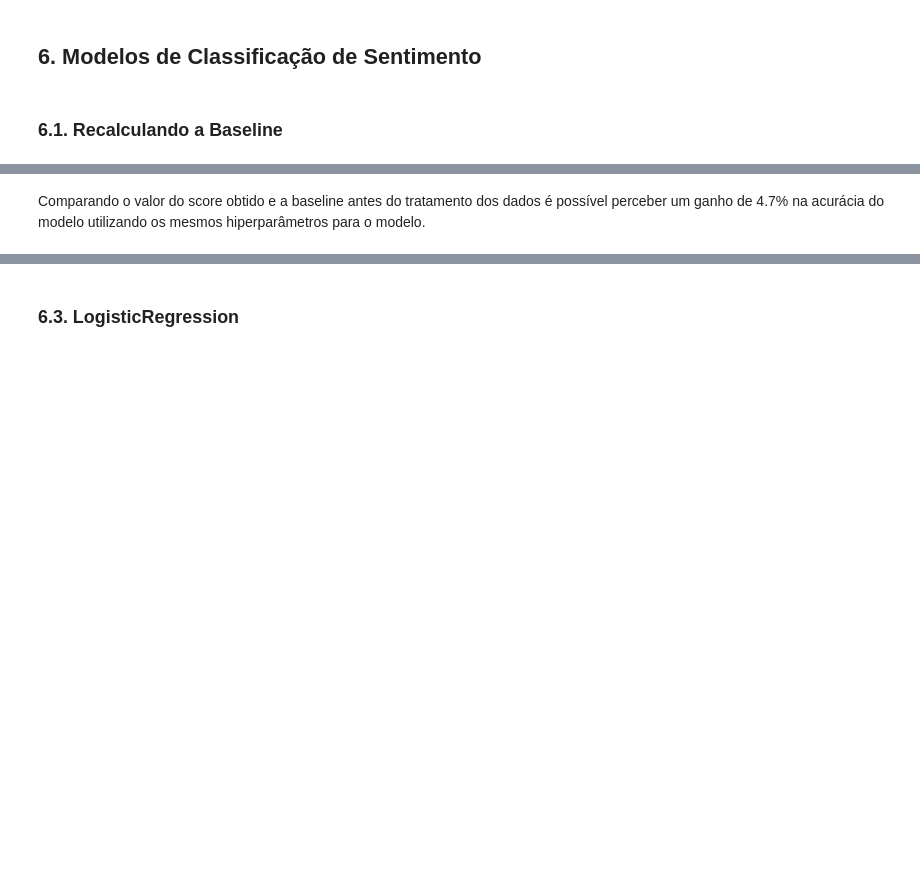
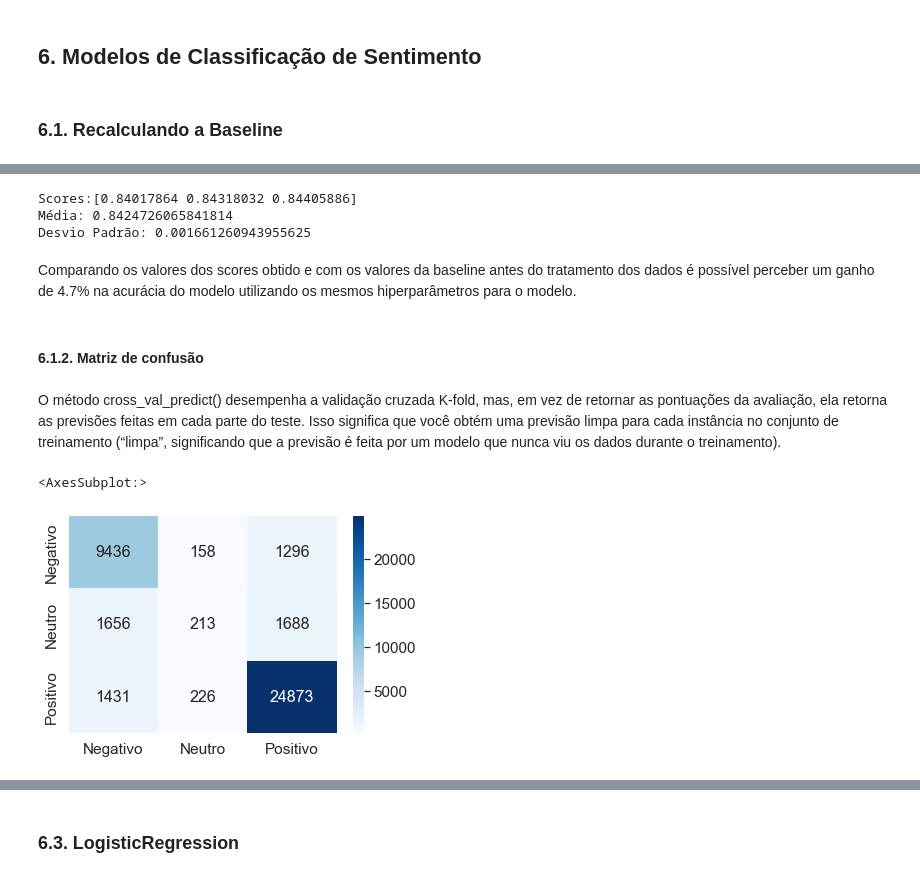
Before and after one commit to IgorFormiga/NLP_analise_de_sentimento, a Jupyter notebook: analise_sentimento.ipynb, the cells around one changed output, grey strips where cells are left out. Cells and saved outputs as stored; diff of their text form; code cells hidden in the pictures; blank space fills up the shorter version.

Commit message:
Metricas do baseline

```diff
--- a/analise_sentimento.ipynb
+++ b/analise_sentimento.ipynb
@@ -455,2 +432,25 @@ nova_baseline
+# %%
+regressao_logistica = LogisticRegression(solver = "saga", multi_class='multinomial')
+scores = cross_val_score(regressao_logistica, X_processed, y, cv=3, scoring="accuracy")
+print(f'Scores:{np.sort(scores)}')
+print(f'Média: {scores.mean()}')
+print(f'Desvio Padrão: {scores.std()}')
+# %% [output]
+Scores:[0.84017864 0.84318032 0.84405886]
+Média: 0.8424726065841814
+Desvio Padrão: 0.001661260943955625
 # %% [markdown]
-Comparando o valor do score obtido e a baseline antes do tratamento dos dados é possível perceber um ganho de 4.7% na acurácia do modelo utilizando os mesmos hiperparâmetros para o modelo.
+Comparando os valores dos scores obtido e com os valores da baseline antes do tratamento dos dados é possível perceber um ganho de 4.7% na acurácia do modelo utilizando os mesmos hiperparâmetros para o modelo.
+# %% [markdown]
+#### 6.1.2. Matriz de confusão
+# %% [markdown]
+O método cross_val_predict() desempenha a validação cruzada K-fold, mas, em vez de retornar as pontuações da avaliação, ela retorna as previsões feitas em cada parte do teste. Isso significa que você obtém uma previsão limpa para cada instância no conjunto de treinamento (“limpa”, significando que a previsão é feita por um modelo que nunca viu os dados durante o treinamento).
+# %%
+y_pred = cross_val_predict(regressao_logistica, X_processed, y, cv=3)
+conf_matrix = confusion_matrix(y, y_pred)
+# %%
+df_cm = pd.DataFrame(conf_matrix, index=['Negativo', 'Neutro', 'Positivo'], columns=['Negativo', 'Neutro', 'Positivo'])
+sns.heatmap(df_cm, annot=True, annot_kws={"size": 16}, cmap="Blues", fmt='g')
+# %% [output]
+<AxesSubplot:>
+[figure, added]
```
Also changed, not shown: parts of 17 cells of this notebook.
